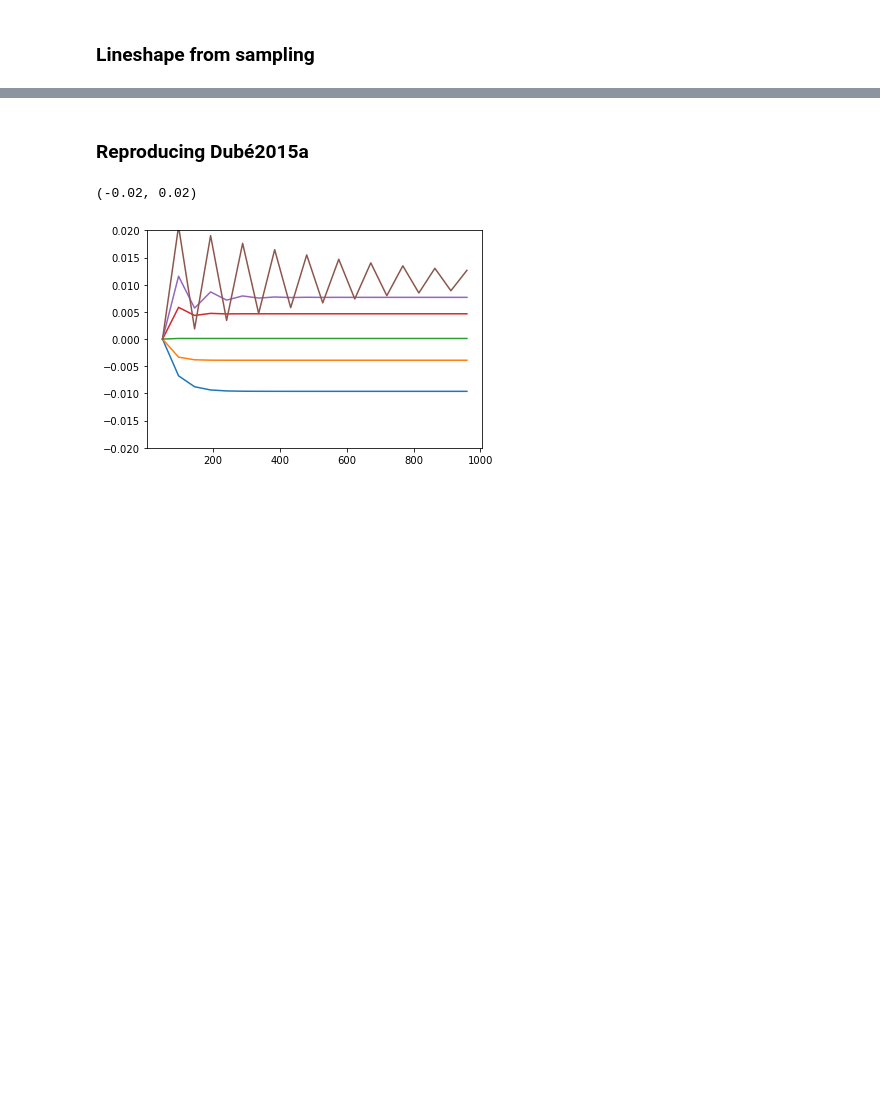
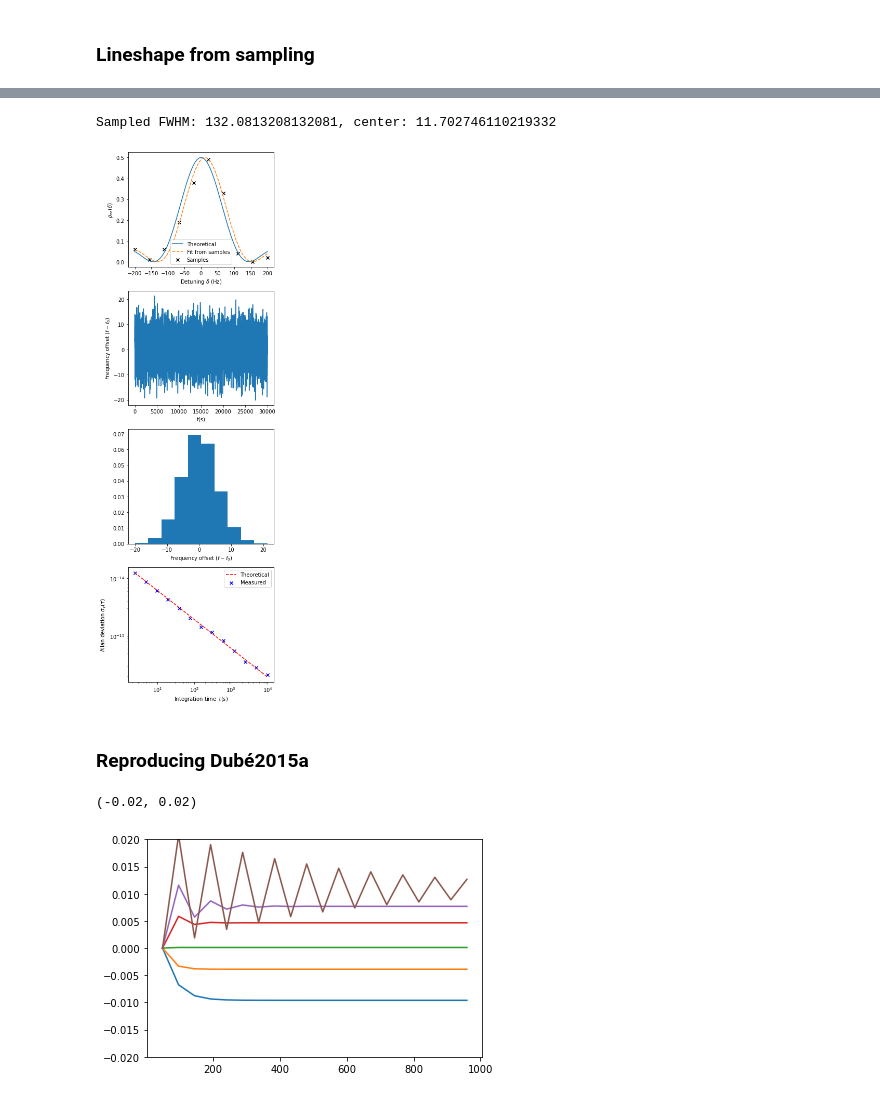
Before and after one commit to speug/srservosim, a Jupyter notebook: notebooks/servosimtests.ipynb, the cells around one changed output, grey strips where cells are left out. Saved outputs shown, nothing was run; the diff lists cells and outputs as text; code cells hidden in the pictures; blank space fills up the shorter version.

```diff
--- a/notebooks/servosimtests.ipynb
+++ b/notebooks/servosimtests.ipynb
@@ -229,57 +229,67 @@ T_s = n_s * T_c
 initial_offset = 0 # Hz
 state_preparation = False
 max_tau = 30000 # s, max integration time
 n_c = 2 # number of cycles per correction
 laser_drift = 20e-3 # Hz/s
 f0 = 444779044095486.5 # Hz, Sr88 SRS
 t = np.arange(start=T_c, stop=max_tau, step=n_c*T_s)
 eta_cavity = np.zeros(len(t)) # cavity frequency
 eta_corrected = np.zeros(len(t)) # servo-corrected frequency
 d, step = np.linspace(-200, 200, 100000, retstep=True)
-d_sample = np.linspace(-200, 200, 20)
+d_sample = np.linspace(-200, 200, 10)
 l_sample = sampled_lineshape(lineshape,
-                                      d_sampling,
-                                      tau_pi=tau_pi,
-                                      state_prep=state_preparation,
-                                      samples_per_point=100)
-popt, pcov = curve_fit(lambda d, t, c: lineshape(d, t, False, c), d_sample, l_shape, p0=[1e-2, 0.])
-fit_shape = lineshape(d, popt[0], False, popt[1])
-kp, _, _ = k_p(lineshape, d, tau_pi)
-fwhm = FWHM(lineshape(d, tau_pi), d)
+                             d_sample,
+                             tau_pi=tau_pi,
+                             state_prep=state_preparation,
+                             samples_per_point=100)
+popt, pcov = curve_fit(lambda d, t, c: lineshape(d, t, False, c), d_sample, l_sample, p0=[1e-2, 0.])
+fit_shape = lineshape(d, popt[0], state_preparation, popt[1])
+kp, _, _ = k_p(d, t=popt[0], n=1000, state_prep=state_preparation, center=popt[1])
+fwhm = FWHM(fit_shape, d)
 p_X = 0.5 if state_preparation else 0.25
 g = -2 * p_X / kp # gain
 f_cavity = 0.
 f_corrected = initial_offset
 for i in range(0, len(t)):
     tau = t[i]
     #print(f)
-    p_B, f_corrected, delta_cavity = sampling_cycle(f_corrected, T_s, n_m, fwhm/2., tau_pi=tau_pi, laser_drift=laser_drift)
+    p_B, f_corrected, delta_cavity = sampling_cycle(f_corrected, T_s, n_s, fwhm/2., tau_pi=tau_pi, laser_drift=laser_drift)
     f_cavity += delta_cavity
-    p_R, f_corrected, delta_cavity = sampling_cycle(f_corrected, T_s, n_m, -fwhm/2., tau_pi=tau_pi, laser_drift=laser_drift)
+    p_R, f_corrected, delta_cavity = sampling_cycle(f_corrected, T_s, n_s, -fwhm/2., tau_pi=tau_pi, laser_drift=laser_drift)
     f_cavity += delta_cavity
     #print(f"p_R: {p_R}, p_B: {p_B}, without gain: {(p_B - p_R) / (p_B + p_R)}")
     eta_cavity[i] = f_cavity
     E = g * (p_B - p_R) / (p_B + p_R)
     #print(f"Current f offset: {f}; error signal: {E}")
     f_corrected = f_corrected + E
     eta_corrected[i] = f_corrected
 
-fig, ax = plt.subplots(nrows=3, ncols=1, figsize=(5, 10))
-ax[0].plot(t, eta_corrected)
-ax[0].set_ylabel(r"Frequency offset ($f-f_0$)")
-ax[0].set_xlabel("t(s)")
-ax[1].hist(eta_corrected, density=True)
-ax[1].set_xlabel(r"Frequency offset ($f-f_0$)")
+fig, ax = plt.subplots(nrows=4, ncols=1, figsize=(5, 15))
+ax[0].plot(d, lineshape(d, tau_pi, state_prep=state_preparation), label="Theoretical")
+ax[0].scatter(d_sample, l_sample, marker='x', color='k', label="Samples")
+ax[0].plot(d, fit_shape, linestyle='--', label="Fit from samples")
+ax[0].set_xlabel(r"Detuning $\delta$ (Hz)")
+ax[0].set_ylabel(r"$\rho_{ee}(\delta)$")
+ax[0].legend()
+ax[1].plot(t, eta_corrected)
+ax[1].set_ylabel(r"Frequency offset ($f-f_0$)")+
+ax[1].set_xlabel("t(s)")
+ax[2].hist(eta_corrected, density=True)
+ax[2].set_xlabel(r"Frequency offset ($f-f_0$)")
 (taus, adevs, errors, ns) = allantools.oadev(eta_corrected/f0, data_type='freq', rate=1./(T_s * n_c))
 theoretical_adev = allan_deviation(0.25, kp, f0, T_c, taus)
-ax[2].scatter(taus, adevs, color='b', marker='x', label="Measured")
-ax[2].plot(taus, theoretical_adev, color='r', linestyle='--', label="Theoretical")
-ax[2].set_yscale('log')
-ax[2].set_xscale('log')
-ax[2].set_ylabel(r"Allan deviation $\sigma_y(\tau)$")
-ax[2].set_xlabel(r"Integration time $\tau (s)$")
-ax[2].legend()
+ax[3].scatter(taus, adevs, color='b', marker='x', label="Measured")
+ax[3].plot(taus, theoretical_adev, color='r', linestyle='--', label="Theoretical")
+ax[3].set_yscale('log')
+ax[3].set_xscale('log')
+ax[3].set_ylabel(r"Allan deviation $\sigma_y(\tau)$")
+ax[3].set_xlabel(r"Integration time $\tau (s)$")
+ax[3].legend()
 fig.tight_layout()
+print(f"Sampled FWHM: {fwhm}, center: {popt[1]}")
+# %% [output]
+Sampled FWHM: 132.0813208132081, center: 11.702746110219332
+[figure, added]
 # %% [markdown]
 ### Reproducing Dubé2015a
 # %%
```
Also changed, not shown: parts of 3 cells of this notebook.
